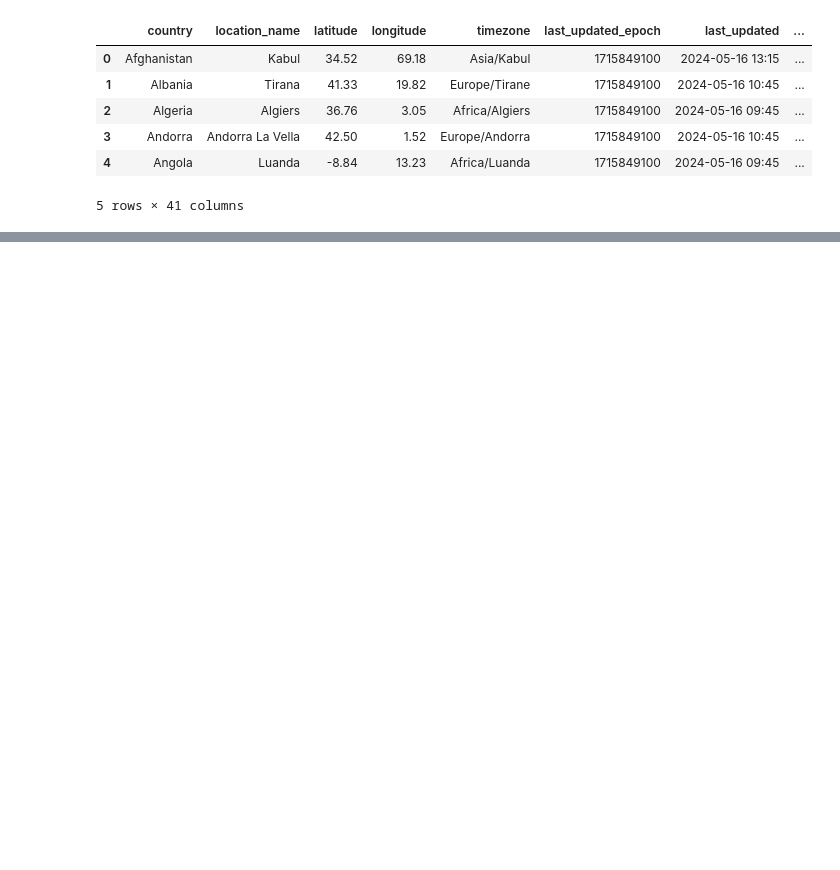
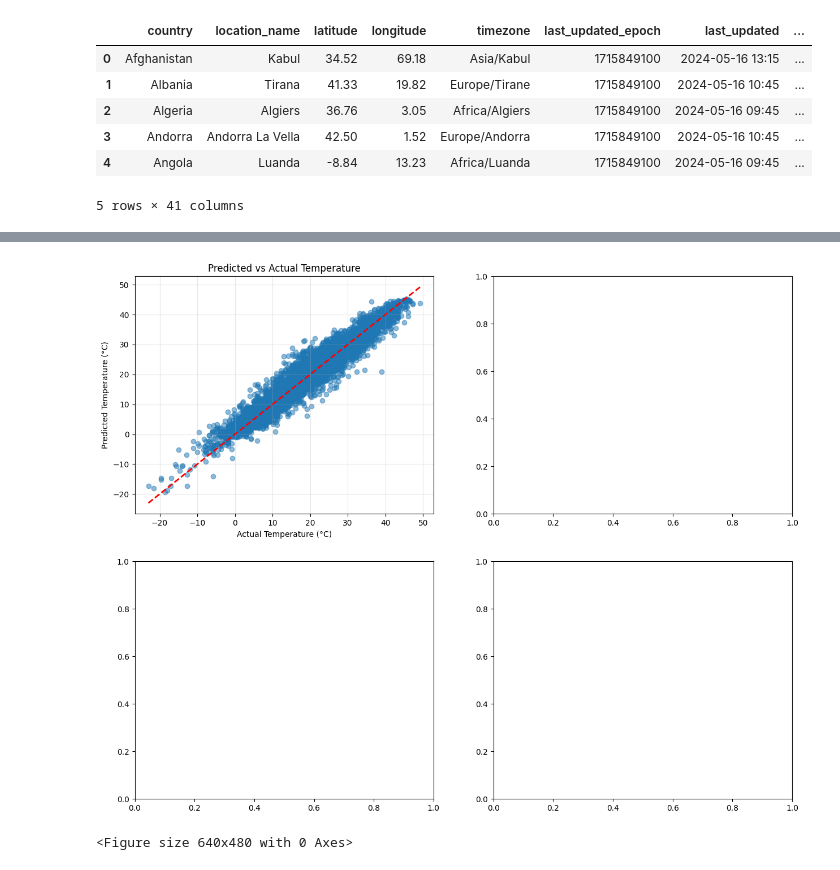
Before and after one commit to armank1213/nasa_hacks, a Jupyter notebook: rnn.ipynb, the cells around one changed output, grey strips where cells are left out. Cells and saved outputs as stored; diff of their text form; code cells hidden in the pictures; blank space fills up the shorter version.

```diff
--- a/rnn.ipynb
+++ b/rnn.ipynb
@@ -19,0 +163,5 @@ df.head()
+# %%
+lag_rolling_cols = [col for col in df.columns if ('lag' in col or 'rolling' in col)]
+feature_cols_final.extend(lag_rolling_cols)
+
+print(f"\nTotal features after lag/rolling: {len(feature_cols_final)}")
@@ -19,0 +488,14 @@ df.head()
+# %%
+fig, axes = plt.subplots(2, 2, figsize=(15, 12))
+
+# Scatter plot
+axes[0, 0].scatter(y_test_original, y_pred_original, alpha=0.5)
+axes[0, 0].plot([y_test_original.min(), y_test_original.max()],
+                [y_test_original.min(), y_test_original.max()],
+                'r--', lw=2)
+axes[0, 0].set_xlabel('Actual Temperature (°C)')
+axes[0, 0].set_ylabel('Predicted Temperature (°C)')
+axes[0, 0].set_title('Predicted vs Actual Temperature')
+axes[0, 0].grid(True, alpha=0.3)
+# %% [output]
+[figure, added]
@@ -19,0 +518,18 @@ df.head()
+# %%
+# Time series sample (first 100 predictions)
+sample_size = min(100, len(y_test_original))
+axes[1, 1].plot(range(sample_size), y_test_original[:sample_size],
+                label='Actual', marker='o', markersize=3)
+axes[1, 1].plot(range(sample_size), y_pred_original[:sample_size],
+                label='Predicted', marker='x', markersize=3)
+axes[1, 1].set_xlabel('Sample Index')
+axes[1, 1].set_ylabel('Temperature (°C)')
+axes[1, 1].set_title('Sample Predictions (First 100)')
+axes[1, 1].legend()
+axes[1, 1].grid(True, alpha=0.3)
+
+plt.tight_layout()
+plt.savefig('prediction_analysis.png', dpi=300, bbox_inches='tight')
+plt.show()
+# %% [output]
+<Figure size 640x480 with 0 Axes>
```
Also changed, not shown: parts of 29 cells of this notebook, 11 other files.
